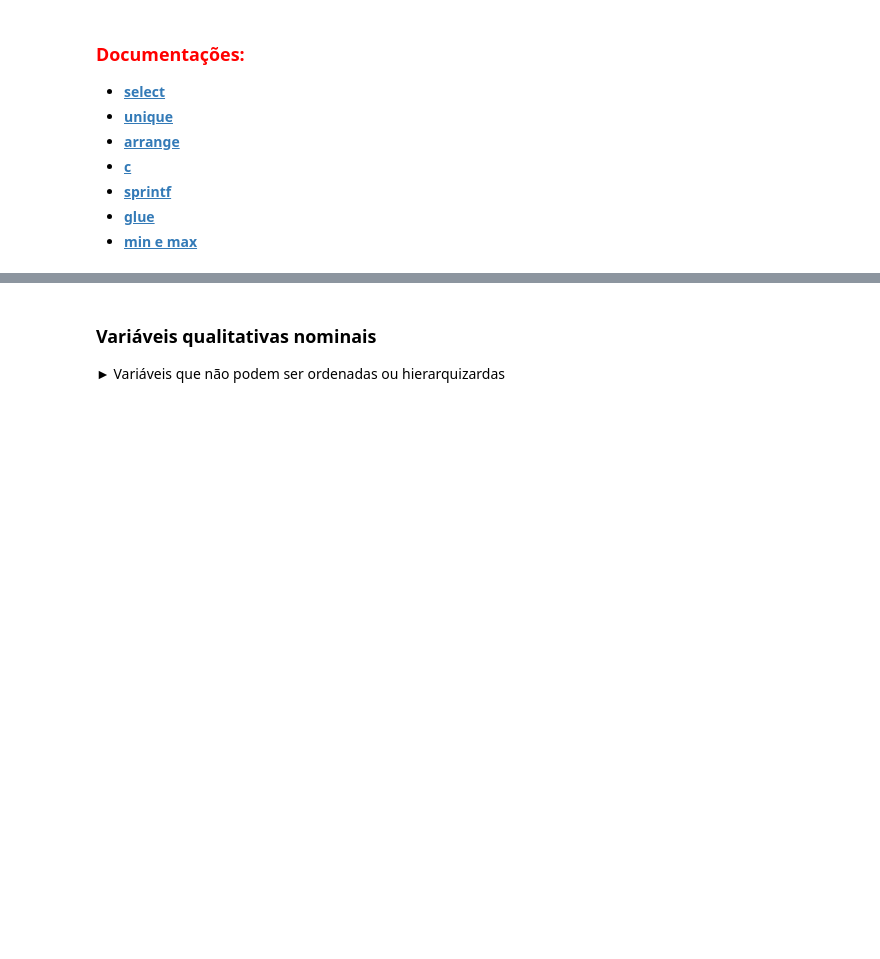
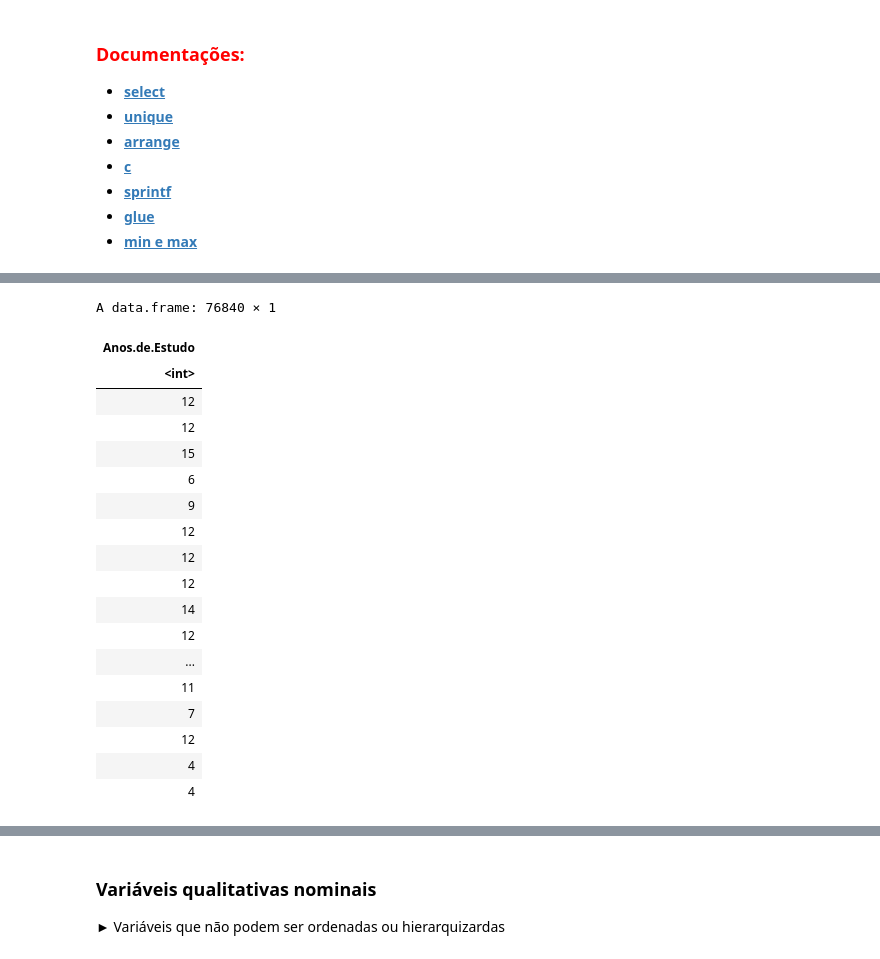
Before and after one commit to HelmutMadeiro/EstatisticaComR, a Jupyter notebook: Curso_de_Estatística_Parte_1.ipynb, the cells around one changed output, grey strips where cells are left out. Saved outputs shown, nothing was run; the diff lists cells and outputs as text; code cells hidden in the pictures; blank space fills up the shorter version.

```diff
--- a/Curso_de_Estatística_Parte_1.ipynb
+++ b/Curso_de_Estatística_Parte_1.ipynb
@@ -229,0 +230,22 @@ A data.frame: 5 × 7
+# %%
+select(dados,Anos.de.Estudo)
+# %% [output]
+A data.frame: 76840 × 1
+| Anos.de.Estudo |
+| <int> |
+| 12 |
+| 12 |
+| 15 |
+| 6 |
+| 9 |
+| 12 |
+| 12 |
+| 12 |
+| 14 |
+| 12 |
+| ... |
+| 11 |
+| 7 |
+| 12 |
+| 4 |
+| 4 |
```
Also changed, not shown: parts of 13 cells of this notebook.
